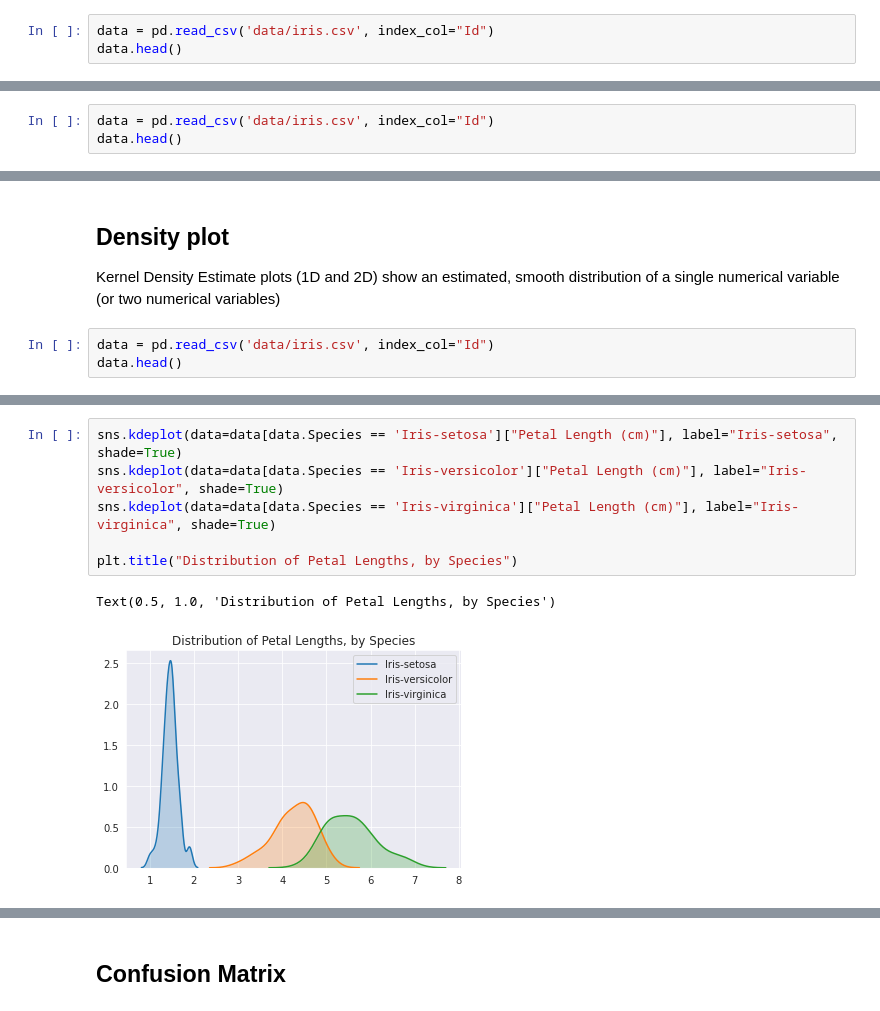
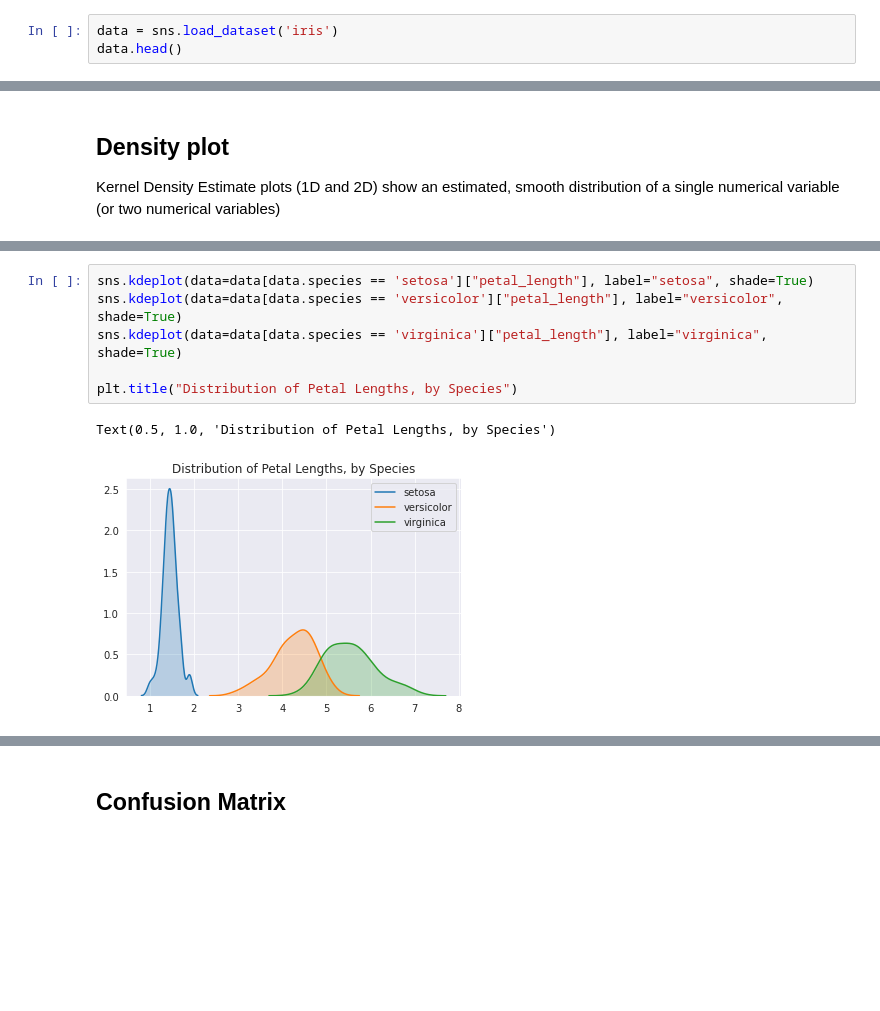
Before and after one commit to gillouche/exploratory-data-analysis, a Jupyter notebook: notebooks/003. data visualization.ipynb, the cells around one changed output, grey strips where cells are left out. Saved outputs shown, nothing was run; the diff lists cells and outputs as text; blank space fills up the shorter version.

```diff
--- a/notebooks/003. data visualization.ipynb
+++ b/notebooks/003. data visualization.ipynb
@@ -282,6 +318,6 @@ sns.boxplot(x=data.bmi)
 <matplotlib.axes._subplots.AxesSubplot at 0x...>
 [figure]
 # %%
-data = pd.read_csv('data/iris.csv', index_col="Id")
+data = sns.load_dataset('iris')
 data.head()
 # %% [output]
@@ -310,6 +365,3 @@ Text(0.5, 1.0, 'Iris')
 Histograms show the distribution of a single numerical variable
 
 Provides graphical representation of the distribution of numerical data. Consists of rectangles whose area is proporitional to the frequency of a variable
-# %%
-data = pd.read_csv('data/iris.csv', index_col="Id")
-data.head()
@@ -364,6 +401,3 @@ plt.show()
 ## Density plot
 
 Kernel Density Estimate plots (1D and 2D) show an estimated, smooth distribution of a single numerical variable (or two numerical variables)
-# %%
-data = pd.read_csv('data/iris.csv', index_col="Id")
-data.head()
@@ -383,10 +419,10 @@ sns.kdeplot(data=data['Petal Length (cm)'], shade=True)
 # %%
-sns.kdeplot(data=data[data.Species == 'Iris-setosa']["Petal Length (cm)"], label="Iris-setosa", shade=True)
-sns.kdeplot(data=data[data.Species == 'Iris-versicolor']["Petal Length (cm)"], label="Iris-versicolor", shade=True)
-sns.kdeplot(data=data[data.Species == 'Iris-virginica']["Petal Length (cm)"], label="Iris-virginica", shade=True)
+sns.kdeplot(data=data[data.species == 'setosa']["petal_length"], label="setosa", shade=True)
+sns.kdeplot(data=data[data.species == 'versicolor']["petal_length"], label="versicolor", shade=True)
+sns.kdeplot(data=data[data.species == 'virginica']["petal_length"], label="virginica", shade=True)
 
 plt.title("Distribution of Petal Lengths, by Species")
 # %% [output]
 Text(0.5, 1.0, 'Distribution of Petal Lengths, by Species')
-[figure, old version]
+[figure, new version]
 # %%
```
Also changed, not shown: parts of 33 cells of this notebook, 2 other files.
